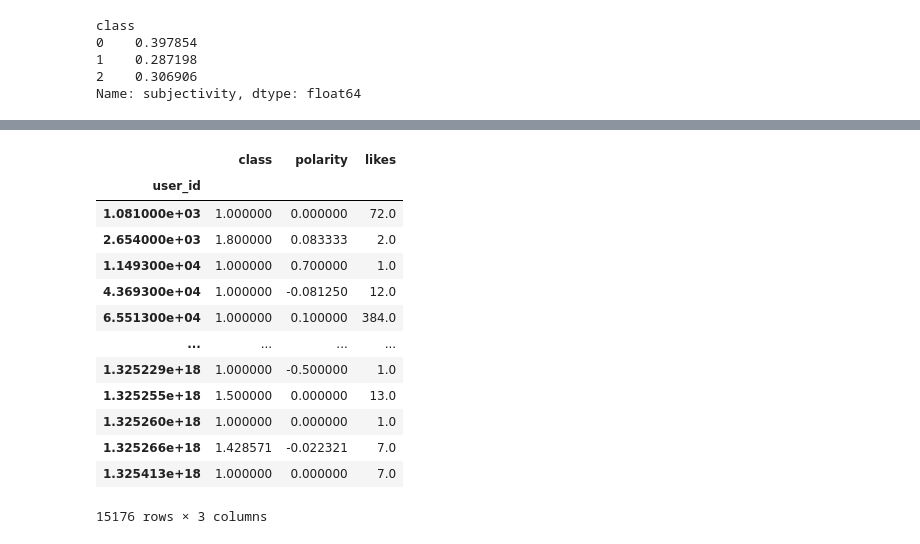
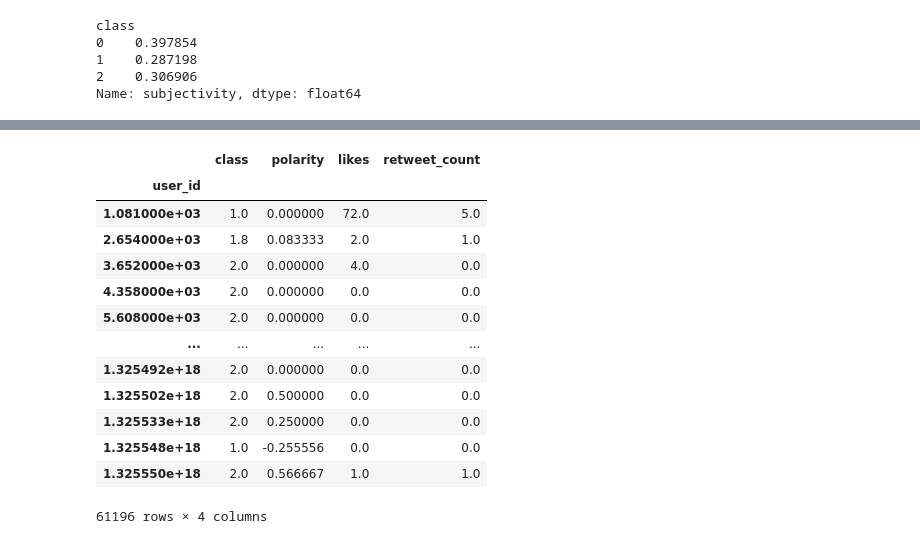
Before and after one commit to GhazaleZe/Political-Polarization-in-Comments, a Jupyter notebook: Civility.ipynb, the cells around one changed output, grey strips where cells are left out. Saved outputs shown, nothing was run; the diff lists cells and outputs as text; code cells hidden in the pictures.

```diff
--- a/Civility.ipynb
+++ b/Civility.ipynb
@@ -262,5 +262,5 @@ class
 2    0.306906
 Name: subjectivity, dtype: float64
 # %%
-final_biden= sorted_biden.groupby('user_id').agg({'class': 'mean', 'polarity': 'mean', 'likes': 'sum'})
+final_biden= sorted_biden.groupby('user_id').agg({'class': 'mean', 'polarity': 'mean', 'likes': 'sum', 'retweet_count': 'sum'})
 # %%
@@ -279,23 +297,23 @@ plt.show()
 # %%
-final_biden_filtered = final_biden[(final_biden['likes'] > 0.01) & (final_biden['class'] < 1.999) & (final_biden['class'] > 0.001) & (final_biden['likes'] < 400000)]
+#final_biden_filtered = final_biden[(final_biden['likes'] > 100) & (final_biden['class'] < 1.999) & (final_biden['class'] > 0.001) & (final_biden['likes'] < 400000)]
 
-# Reset index if needed
+final_biden_filtered = final_biden[ (final_biden['retweet_count'] < 40000) & (final_biden['class'] > 0.001) & (final_biden['likes'] < 400000)]
 
 final_biden_filtered
 # %% [output]
-|  | class | polarity | likes |
-| user_id |  |  |  |
-| 1.081000e+03 | 1.000000 | 0.000000 | 72.0 |
-| 2.654000e+03 | 1.800000 | 0.083333 | 2.0 |
-| 1.149300e+04 | 1.000000 | 0.700000 | 1.0 |
-| 4.369300e+04 | 1.000000 | -0.081250 | 12.0 |
-| 6.551300e+04 | 1.000000 | 0.100000 | 384.0 |
-| ... | ... | ... | ... |
-| 1.325229e+18 | 1.000000 | -0.500000 | 1.0 |
-| 1.325255e+18 | 1.500000 | 0.000000 | 13.0 |
-| 1.325260e+18 | 1.000000 | 0.000000 | 1.0 |
-| 1.325266e+18 | 1.428571 | -0.022321 | 7.0 |
-| 1.325413e+18 | 1.000000 | 0.000000 | 7.0 |
+|  | class | polarity | likes | retweet_count |
+| user_id |  |  |  |  |
+| 1.081000e+03 | 1.0 | 0.000000 | 72.0 | 5.0 |
+| 2.654000e+03 | 1.8 | 0.083333 | 2.0 | 1.0 |
+| 3.652000e+03 | 2.0 | 0.000000 | 4.0 | 0.0 |
+| 4.358000e+03 | 2.0 | 0.000000 | 0.0 | 0.0 |
+| 5.608000e+03 | 2.0 | 0.000000 | 0.0 | 0.0 |
+| ... | ... | ... | ... | ... |
+| 1.325492e+18 | 2.0 | 0.000000 | 0.0 | 0.0 |
+| 1.325502e+18 | 2.0 | 0.500000 | 0.0 | 0.0 |
+| 1.325533e+18 | 2.0 | 0.250000 | 0.0 | 0.0 |
+| 1.325548e+18 | 1.0 | -0.255556 | 0.0 | 0.0 |
+| 1.325550e+18 | 2.0 | 0.566667 | 1.0 | 1.0 |
-15176 rows × 3 columns
+61196 rows × 4 columns
 # %%
 
```
Also changed, not shown: parts of 3 cells of this notebook.
